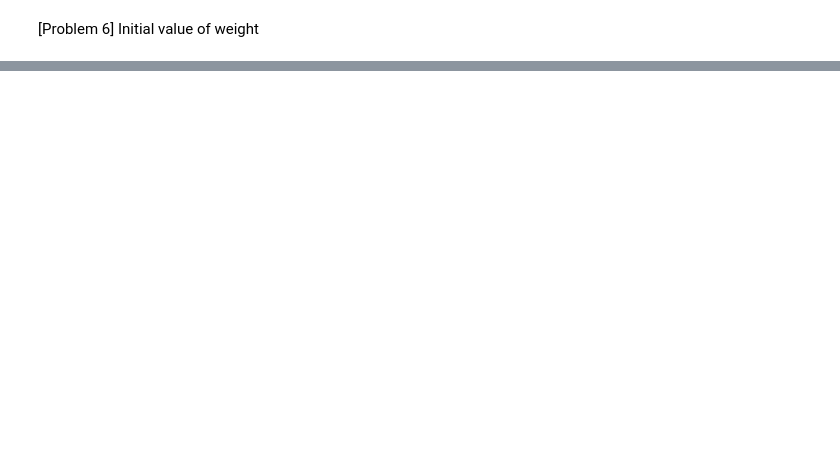
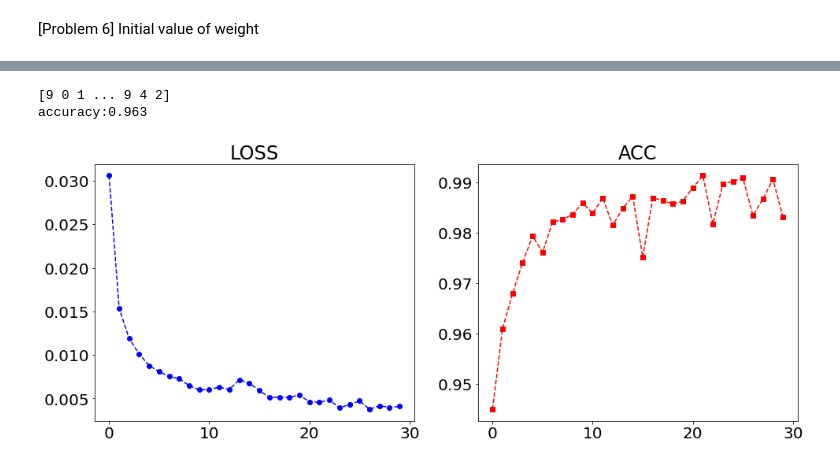
Before and after one commit to Maralmaa1/DIV-tasks, a Jupyter notebook: Deep_neural_network.ipynb, the cells around one changed output, grey strips where cells are left out. Cells and saved outputs as stored; diff of their text form; code cells hidden in the pictures; blank space fills up the shorter version.

```diff
--- a/Deep_neural_network.ipynb
+++ b/Deep_neural_network.ipynb
@@ -537,0 +753,11 @@ epoch:2 loss:3.458182657910398
+# %%
+NN4 = {0:FC(784, 400, XavierInitializer(), AdaGrad(0.01), Tanh()),
+       1:FC(400, 300, XavierInitializer(), AdaGrad(0.01), Sigmoid()),
+       2:FC(300, 200, HeInitializer(), AdaGrad(0.01), ReLU()),
+       3:FC(200, 100, HeInitializer(), AdaGrad(0.01), ReLU()),
+       4:FC(100, 10, SimpleInitializer(0.01), AdaGrad(0.01), Softmax()),
+       }
+clf4 = ScratchDNNClassifier(NN=NN4,n_epoch=30,n_batch=20,verbose = False)
+
+clf4.fit(X_train,y_train)
+y_pred4 = clf4.predict(X_valid)
@@ -537,0 +782,21 @@ epoch:2 loss:3.458182657910398
+# %%
+print(y_pred4)
+
+accuracy = accuracy_score(np.argmax(y_valid,axis=1), y_pred4)
+print('accuracy:{:.3f}'.format(accuracy))
+# %% [output]
+[9 0 1 ... 9 4 2]
+accuracy:0.963
+# %%
+# Visualize the loss function for each epoch
+plt.rcParams["font.size"] = 20
+fig=plt.subplots(figsize=(16,6))
+plt.subplot(1,2,1)
+plt.title('LOSS')
+plt.plot(clf4.log_loss,'bo--')
+
+plt.subplot(1,2,2)
+plt.title('ACC')
+plt.plot(clf4.log_acc,'rs--');
+# %% [output]
+[figure, added]
```
Also changed, not shown: parts of 48 cells of this notebook.
